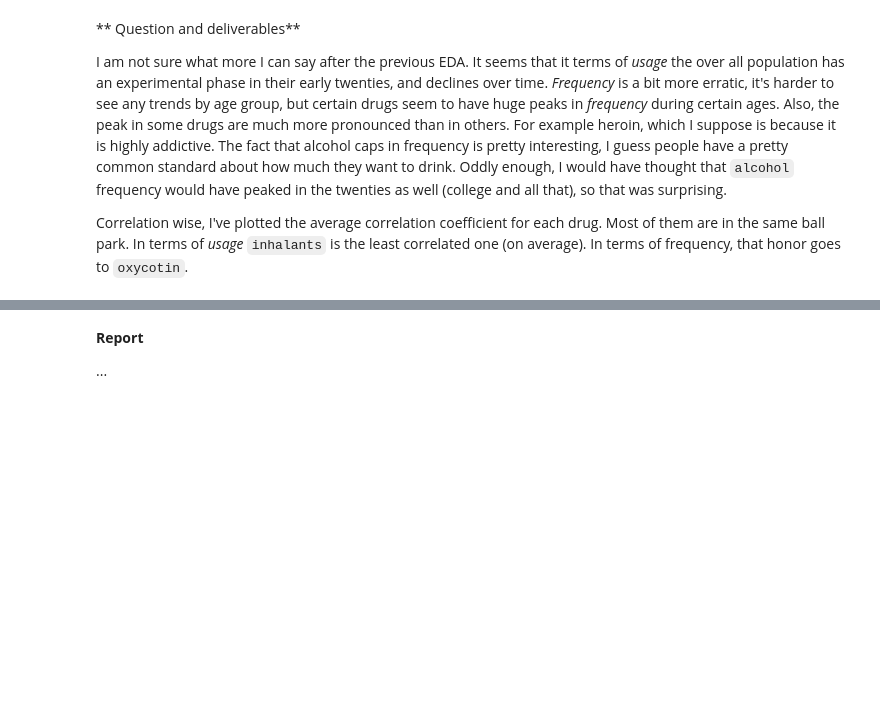
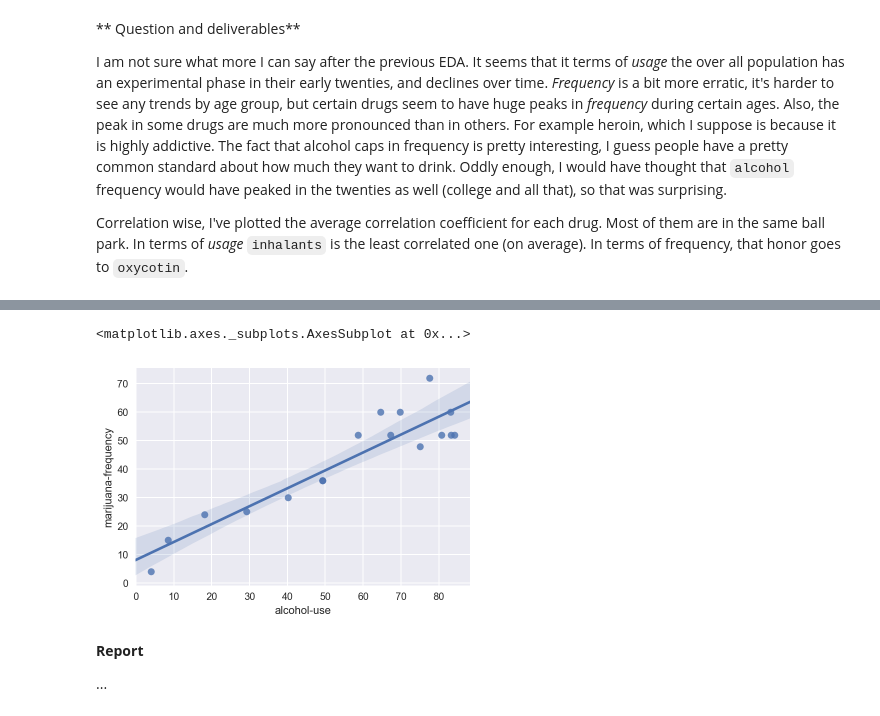
Before and after one commit to t-brewer/sats_and_drugs, a Jupyter notebook: project-02-v2-starter-code.ipynb, the cells around one changed output, grey strips where cells are left out. Cells and saved outputs as stored; diff of their text form; code cells hidden in the pictures; blank space fills up the shorter version.

```diff
--- a/project-02-v2-starter-code.ipynb
+++ b/project-02-v2-starter-code.ipynb
@@ -1213,3 +1124,9 @@ mj_use_ratios.plot(x='age', y='hallucinogen-use', ax=ax)
+# %%
+ax = plt.subplot(1,1,1)
+sns.regplot(x='alcohol-use', y='marijuana-frequency', data=df_drugs, ax=ax)
+# %% [output]
+<matplotlib.axes._subplots.AxesSubplot at 0x...>
+[figure, added]
 # %% [markdown]
 **Report**
 
```
Also changed, not shown: parts of 16 cells of this notebook.
